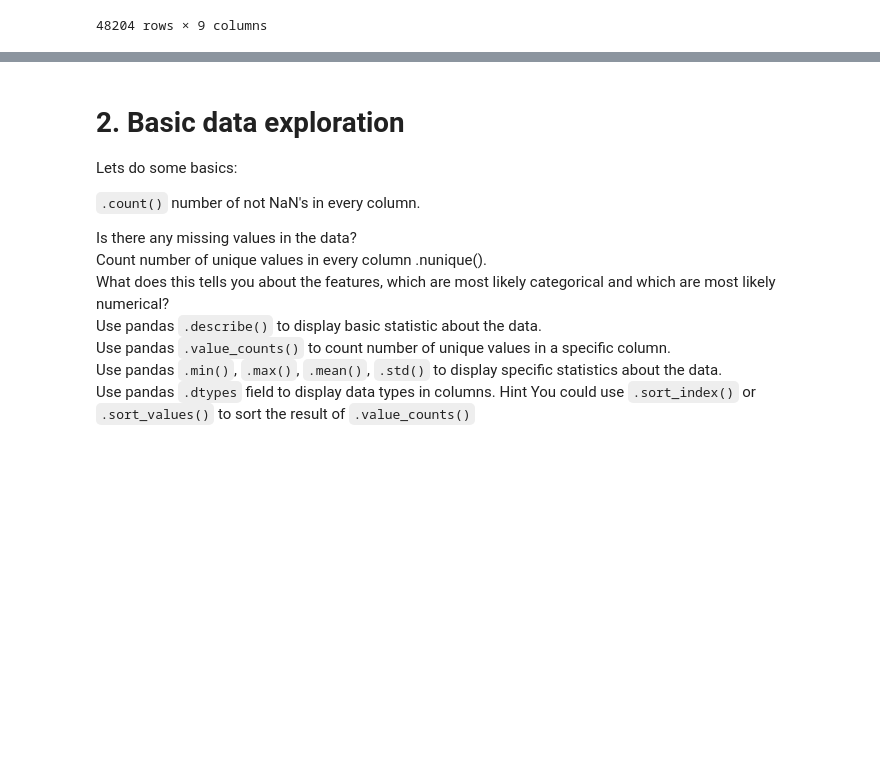
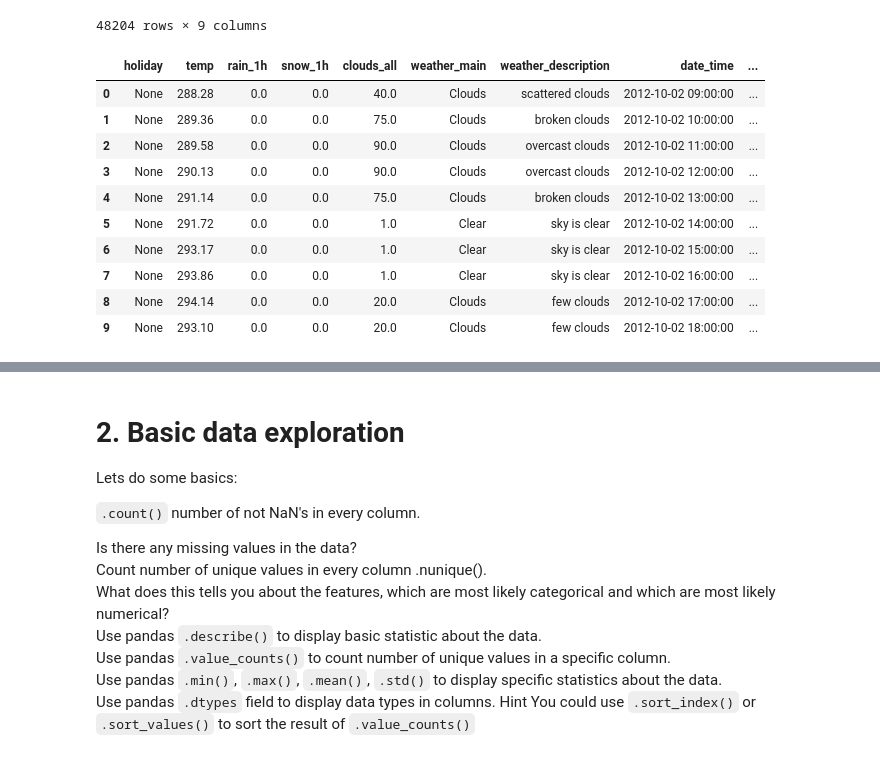
Before and after one commit to soldatsm/MIPT_ML, a Jupyter notebook: Traffic_prediction.ipynb, the cells around one changed output, grey strips where cells are left out. Drawn from its saved outputs; the diff is of its cells as text; code cells hidden in the pictures; blank space fills up the shorter version.

```diff
--- a/Traffic_prediction.ipynb
+++ b/Traffic_prediction.ipynb
@@ -63,5 +63,18 @@ data
 48204 rows × 9 columns
 # %%
 # Observe top 10 observations (int)
+data.head(10)
+# %% [output]
+|  | holiday | temp | rain_1h | snow_1h | clouds_all | weather_main | weather_description | date_time | ... |
+| 0 | None | 288.28 | 0.0 | 0.0 | 40.0 | Clouds | scattered clouds | 2012-10-02 09:00:00 | ... |
+| 1 | None | 289.36 | 0.0 | 0.0 | 75.0 | Clouds | broken clouds | 2012-10-02 10:00:00 | ... |
+| 2 | None | 289.58 | 0.0 | 0.0 | 90.0 | Clouds | overcast clouds | 2012-10-02 11:00:00 | ... |
+| 3 | None | 290.13 | 0.0 | 0.0 | 90.0 | Clouds | overcast clouds | 2012-10-02 12:00:00 | ... |
+| 4 | None | 291.14 | 0.0 | 0.0 | 75.0 | Clouds | broken clouds | 2012-10-02 13:00:00 | ... |
+| 5 | None | 291.72 | 0.0 | 0.0 | 1.0 | Clear | sky is clear | 2012-10-02 14:00:00 | ... |
+| 6 | None | 293.17 | 0.0 | 0.0 | 1.0 | Clear | sky is clear | 2012-10-02 15:00:00 | ... |
+| 7 | None | 293.86 | 0.0 | 0.0 | 1.0 | Clear | sky is clear | 2012-10-02 16:00:00 | ... |
+| 8 | None | 294.14 | 0.0 | 0.0 | 20.0 | Clouds | few clouds | 2012-10-02 17:00:00 | ... |
+| 9 | None | 293.10 | 0.0 | 0.0 | 20.0 | Clouds | few clouds | 2012-10-02 18:00:00 | ... |
 # %%
 # Observe last 10 observations (int)
```
Also changed, not shown: parts of 25 cells of this notebook.
